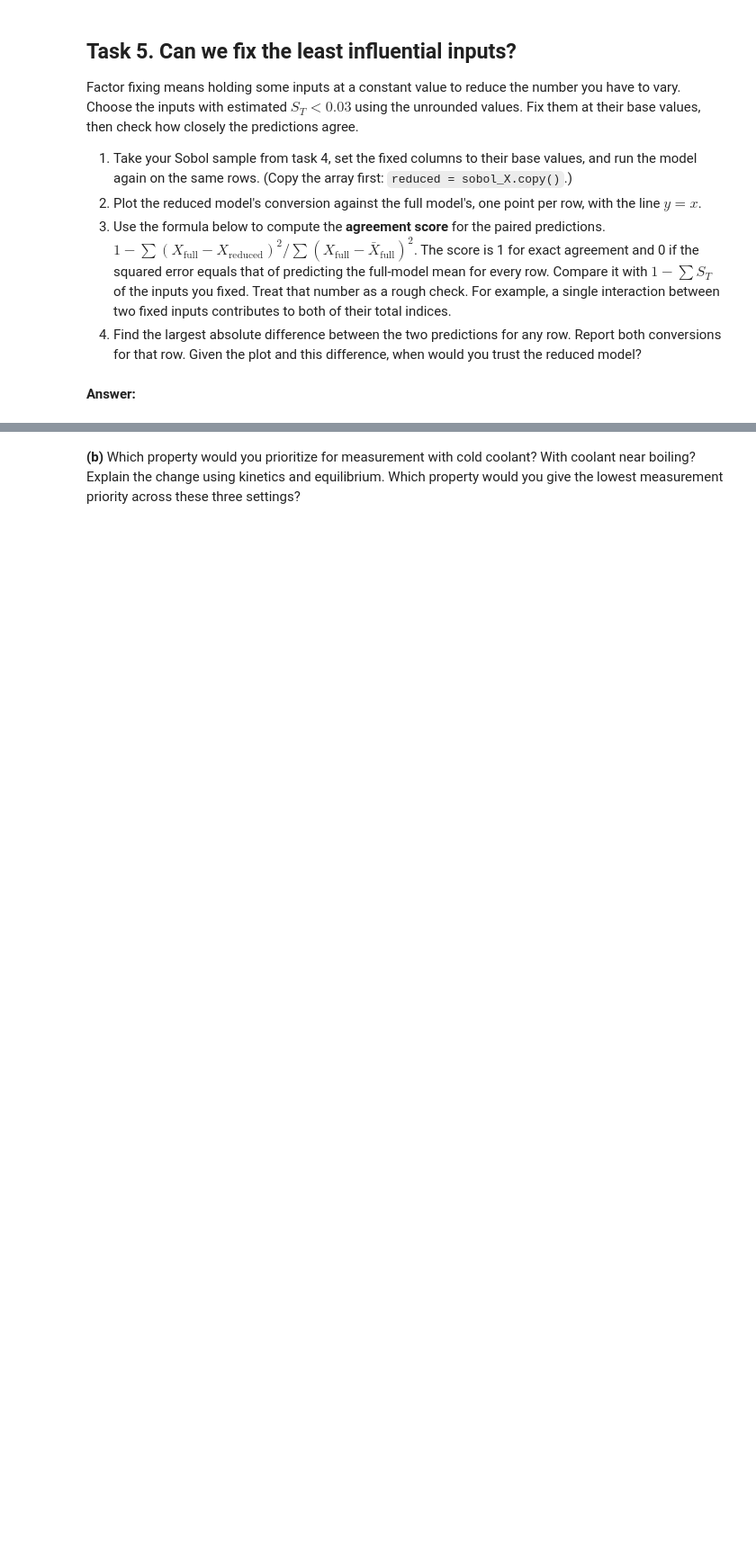
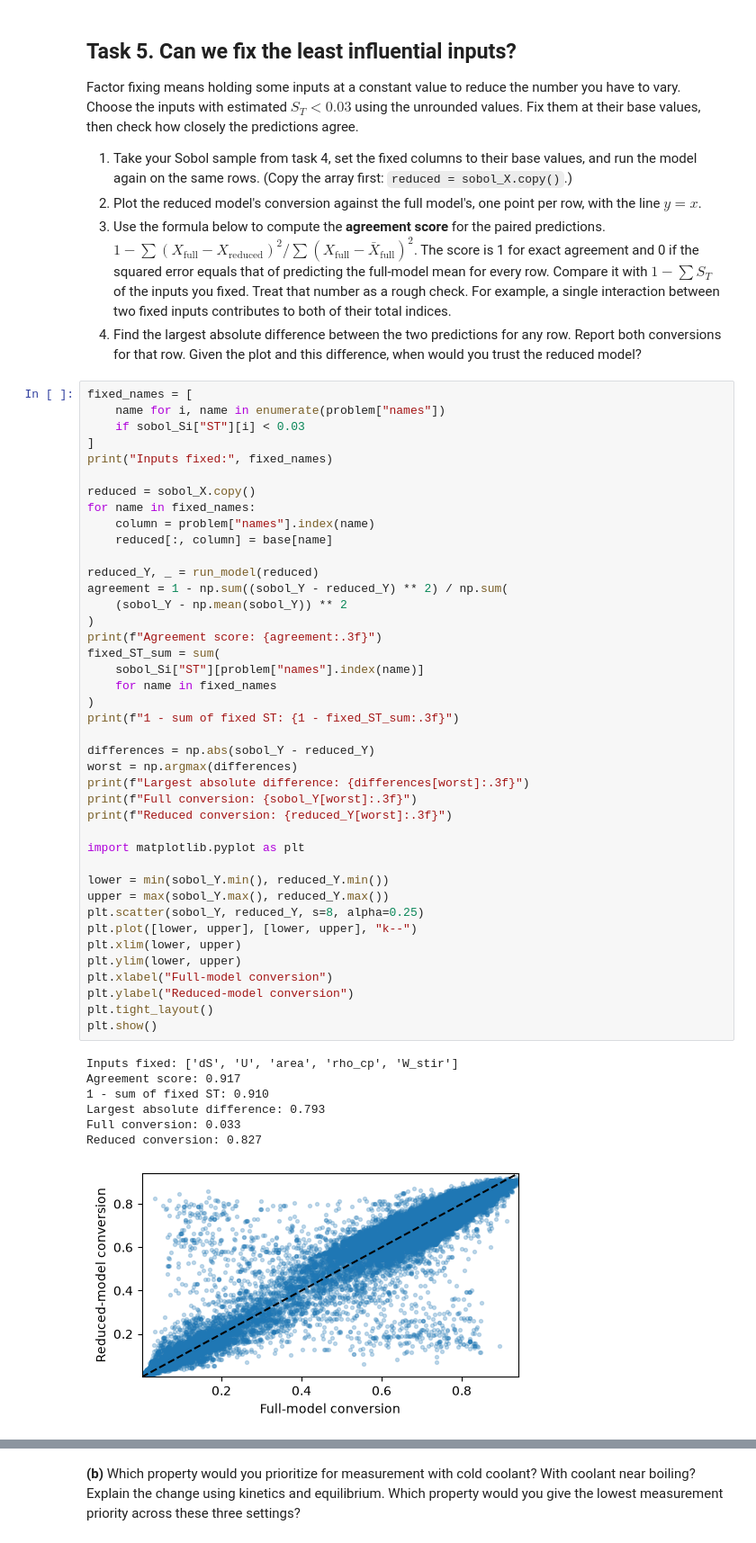
Before and after one commit to Clicks2027/sensitivity-analysis, a Jupyter notebook: cstr-sensitivity.ipynb, the cells around one changed output, grey strips where cells are left out. Shown at 90% size. Saved outputs shown, nothing was run; the diff lists cells and outputs as text; blank space fills up the shorter version.

```diff
--- a/cstr-sensitivity.ipynb
+++ b/cstr-sensitivity.ipynb
@@ -504,5 +504,52 @@ their base values, then check how closely the predictions agree.
 4. Find the largest absolute difference between the two predictions for any row. Report both
    conversions for that row. Given the plot and this difference, when would you trust the
    reduced model?
-# %% [markdown]
-**Answer:**
+# %%
+fixed_names = [
+    name for i, name in enumerate(problem["names"])
+    if sobol_Si["ST"][i] < 0.03
+]
+print("Inputs fixed:", fixed_names)
+
+reduced = sobol_X.copy()
+for name in fixed_names:
+    column = problem["names"].index(name)
+    reduced[:, column] = base[name]
+
+reduced_Y, _ = run_model(reduced)
+agreement = 1 - np.sum((sobol_Y - reduced_Y) ** 2) / np.sum(
+    (sobol_Y - np.mean(sobol_Y)) ** 2
+)
+print(f"Agreement score: {agreement:.3f}")
+fixed_ST_sum = sum(
+    sobol_Si["ST"][problem["names"].index(name)]
+    for name in fixed_names
+)
+print(f"1 - sum of fixed ST: {1 - fixed_ST_sum:.3f}")
+
+differences = np.abs(sobol_Y - reduced_Y)
+worst = np.argmax(differences)
+print(f"Largest absolute difference: {differences[worst]:.3f}")
+print(f"Full conversion: {sobol_Y[worst]:.3f}")
+print(f"Reduced conversion: {reduced_Y[worst]:.3f}")
+
+import matplotlib.pyplot as plt
+
+lower = min(sobol_Y.min(), reduced_Y.min())
+upper = max(sobol_Y.max(), reduced_Y.max())
+plt.scatter(sobol_Y, reduced_Y, s=8, alpha=0.25)
+plt.plot([lower, upper], [lower, upper], "k--")
+plt.xlim(lower, upper)
+plt.ylim(lower, upper)
+plt.xlabel("Full-model conversion")
+plt.ylabel("Reduced-model conversion")
+plt.tight_layout()
+plt.show()
+# %% [output]
+Inputs fixed: ['dS', 'U', 'area', 'rho_cp', 'W_stir']
+Agreement score: 0.917
+1 - sum of fixed ST: 0.910
+Largest absolute difference: 0.793
+Full conversion: 0.033
+Reduced conversion: 0.827
+[figure, added]
```
Also changed, not shown: parts of 7 cells of this notebook, 1 other file.
